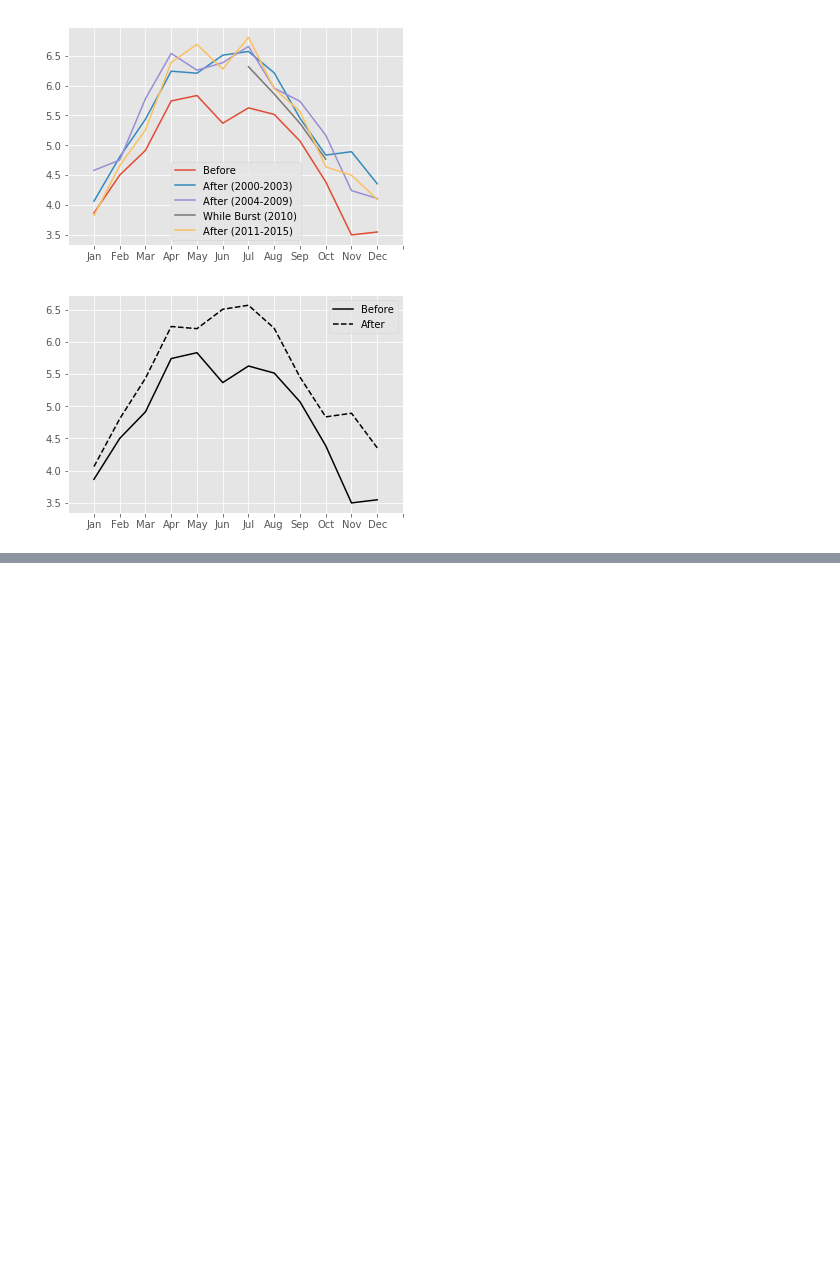
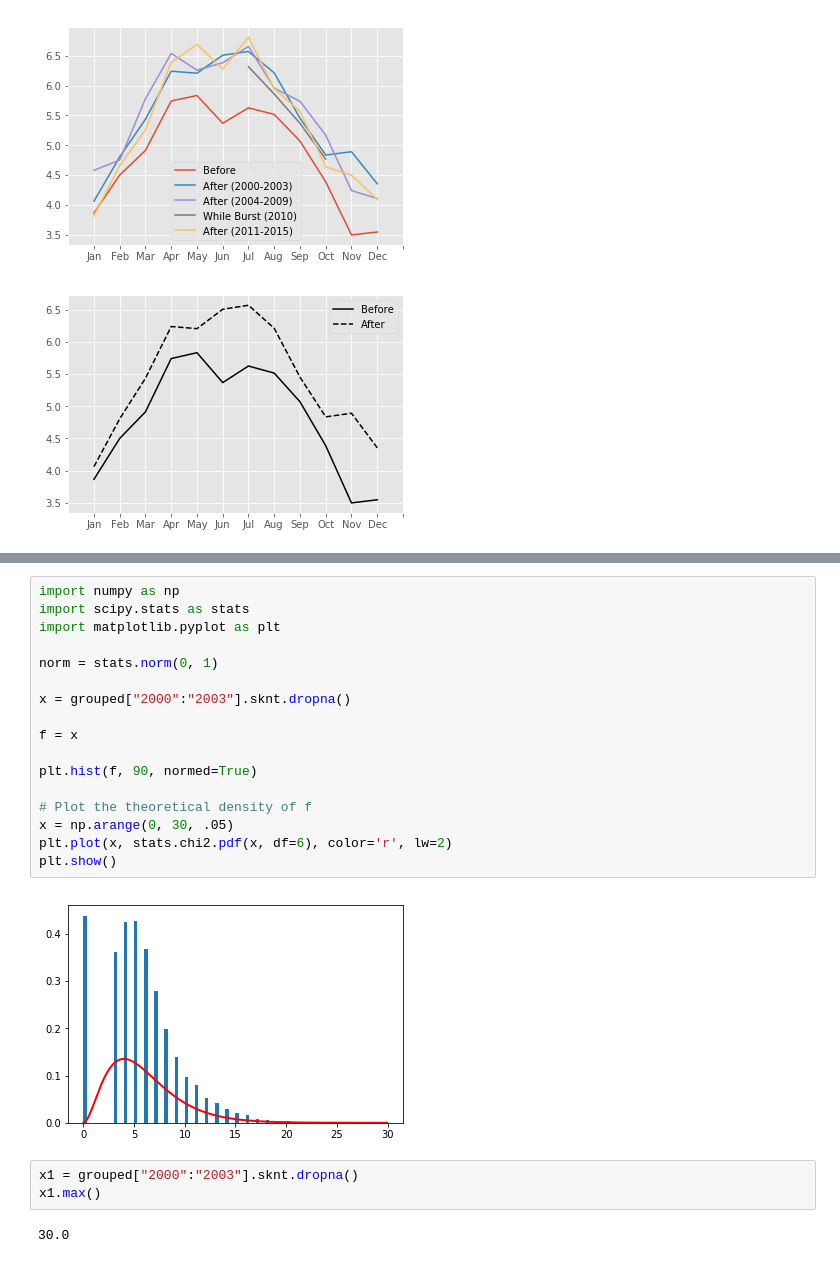
Before and after one commit to slj287/tempe_town_lake, a Jupyter notebook: practice.ipynb, the cells around one changed output, grey strips where cells are left out. Cells and saved outputs as stored; diff of their text form; blank space fills up the shorter version.

```diff
--- a/practice.ipynb
+++ b/practice.ipynb
@@ -2152,0 +2102,24 @@ plt.show()
+# %%
+import numpy as np
+import scipy.stats as stats
+import matplotlib.pyplot as plt
+
+norm = stats.norm(0, 1)
+
+x = grouped["2000":"2003"].sknt.dropna()
+
+f = x
+
+plt.hist(f, 90, normed=True)
+
+# Plot the theoretical density of f
+x = np.arange(0, 30, .05)
+plt.plot(x, stats.chi2.pdf(x, df=6), color='r', lw=2)
+plt.show()
+# %% [output]
+[figure, added]
+# %%
+x1 = grouped["2000":"2003"].sknt.dropna()
+x1.max()
+# %% [output]
+30.0
```
Also changed, not shown: parts of 46 cells of this notebook.
